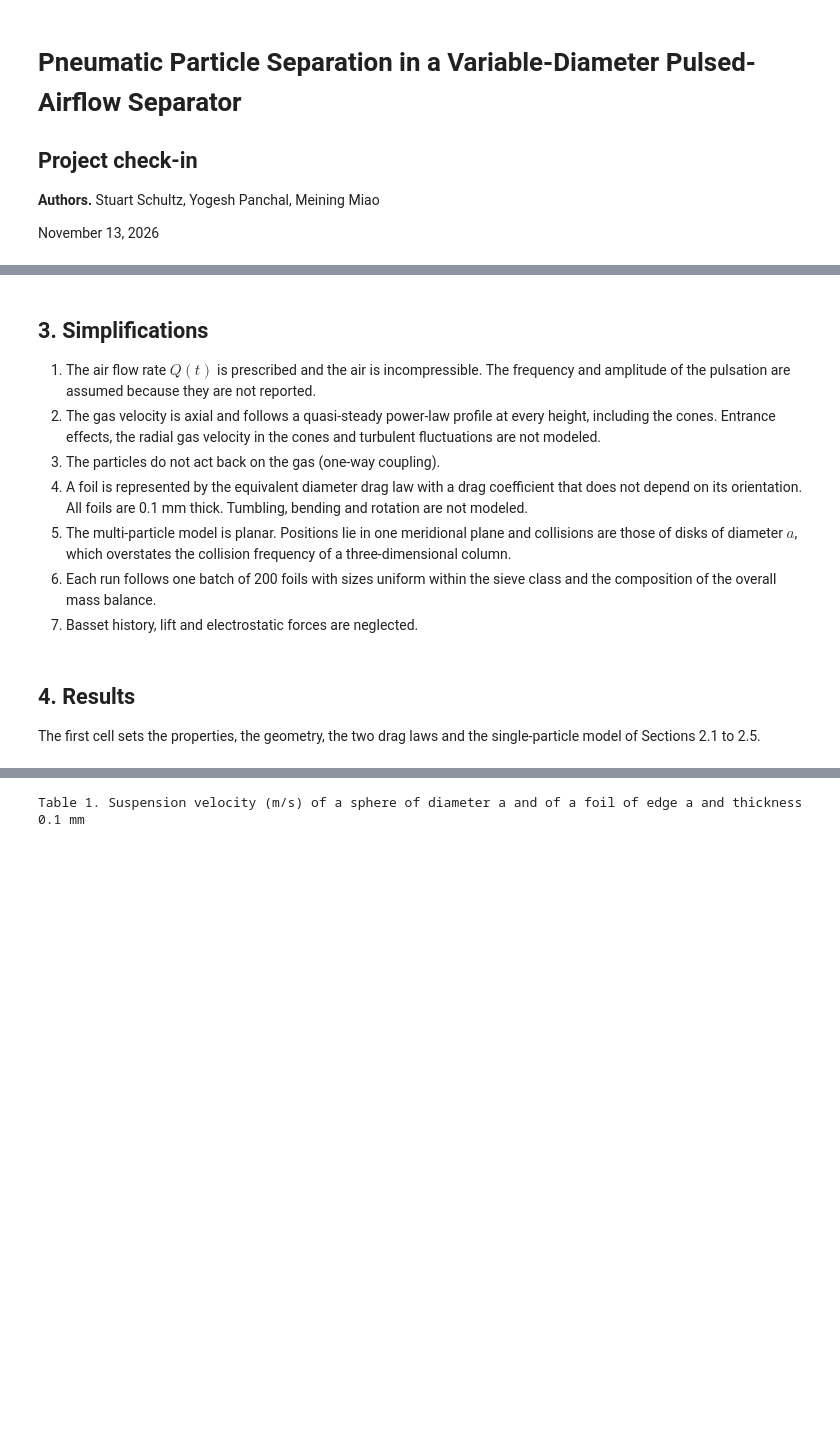
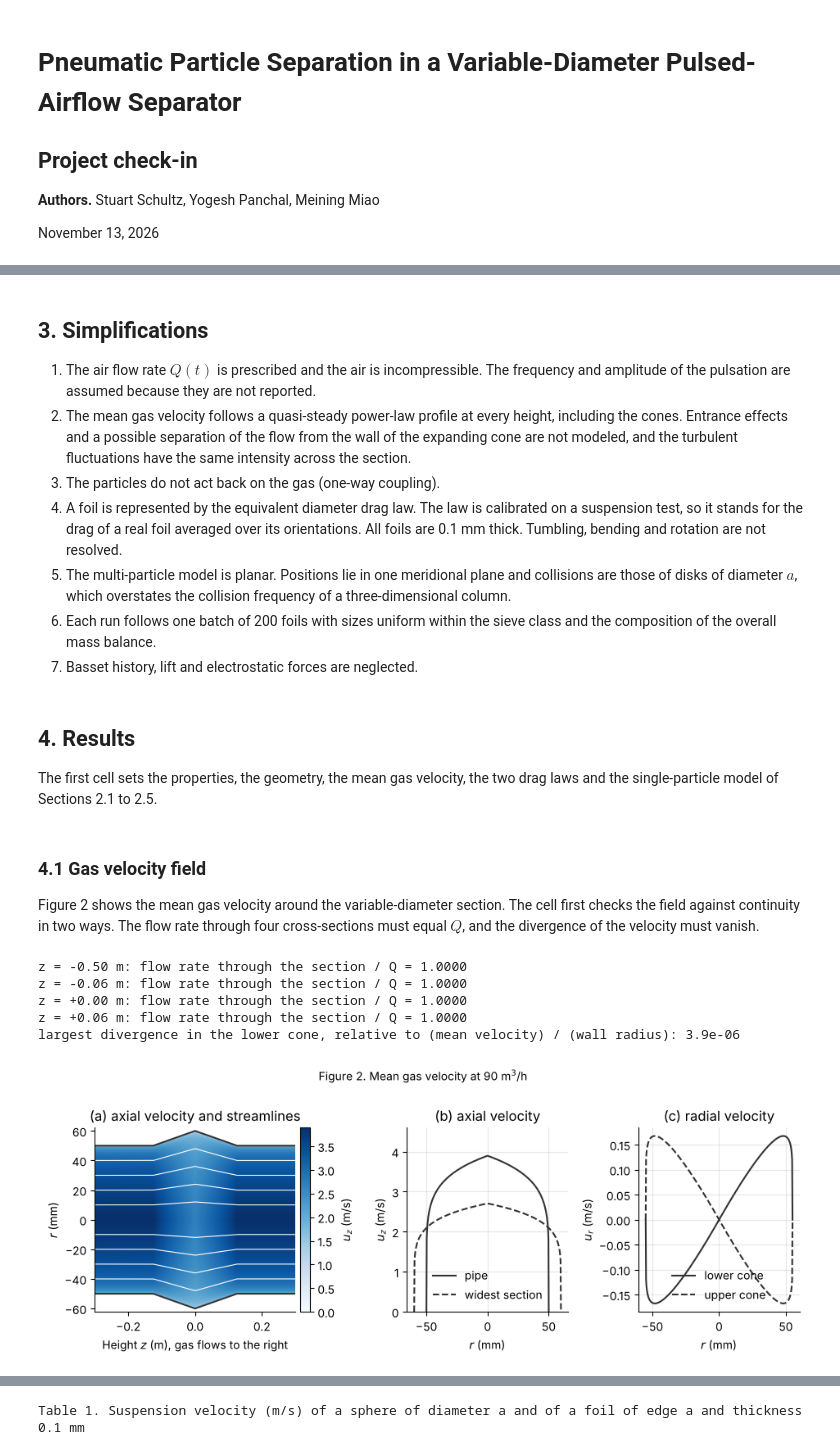
Before and after one commit to yogeshpanchalcodes/pneumatic-separation-model, a Jupyter notebook: Project_Check_In_Final_Project.ipynb, the cells around one changed output, grey strips where cells are left out. Drawn from its saved outputs; the diff is of its cells as text; code cells hidden in the pictures; blank space fills up the shorter version.

```diff
--- a/Project_Check_In_Final_Project.ipynb
+++ b/Project_Check_In_Final_Project.ipynb
@@ -116,16 +126,16 @@ The single-particle model is integrated with `scipy.integrate.solve_ivp` (explic
 ## 3. Simplifications
 
 1. The air flow rate $Q(t)$ is prescribed and the air is incompressible. The frequency and amplitude of the pulsation are assumed because they are not reported.
-2. The gas velocity is axial and follows a quasi-steady power-law profile at every height, including the cones. Entrance effects, the radial gas velocity in the cones and turbulent fluctuations are not modeled.
+2. The mean gas velocity follows a quasi-steady power-law profile at every height, including the cones. Entrance effects and a possible separation of the flow from the wall of the expanding cone are not modeled, and the turbulent fluctuations have the same intensity across the section.
 3. The particles do not act back on the gas (one-way coupling).
-4. A foil is represented by the equivalent diameter drag law with a drag coefficient that does not depend on its orientation. All foils are 0.1 mm thick. Tumbling, bending and rotation are not modeled.
+4. A foil is represented by the equivalent diameter drag law. The law is calibrated on a suspension test, so it stands for the drag of a real foil averaged over its orientations. All foils are 0.1 mm thick. Tumbling, bending and rotation are not resolved.
 5. The multi-particle model is planar. Positions lie in one meridional plane and collisions are those of disks of diameter $a$, which overstates the collision frequency of a three-dimensional column.
 6. Each run follows one batch of 200 foils with sizes uniform within the sieve class and the composition of the overall mass balance.
 7. Basset history, lift and electrostatic forces are neglected.
 # %% [markdown]
 ## 4. Results
 
-The first cell sets the properties, the geometry, the two drag laws and the single-particle model of Sections 2.1 to 2.5.
+The first cell sets the properties, the geometry, the mean gas velocity, the two drag laws and the single-particle model of Sections 2.1 to 2.5.
 # %%
 import numpy as np
 import pandas as pd
@@ -187,3 +203,52 @@ def simulate(shape, a, metal, Q, amp, T=30.0):  # one particle released at rest
                     events=[top, bot], max_step=0.01, rtol=1e-6, atol=1e-9)
     fate = "top" if sol.t_events[0].size else "bottom" if sol.t_events[1].size else "held"
     return sol.t, sol.y[0], fate
+# %% [markdown]
+### 4.1 Gas velocity field
+
+Figure 2 shows the mean gas velocity around the variable-diameter section. The cell first checks the field against continuity in two ways. The flow rate through four cross-sections must equal $Q$, and the divergence of the velocity must vanish.
+# %%
+Q = 90 / 3600                                 # m3/s
+eta = np.linspace(0, 1, 20001)                # r / r_w
+for z in (-0.5, -0.06, 0.0, 0.06):
+    R = wall(z)
+    flux = trapezoid(gas_field(eta * R, z, Q)[1] * 2 * np.pi * eta * R, eta * R)
+    print(f"z = {z:+.2f} m: flow rate through the section / Q = {flux / Q:.4f}")
+rr, zz = np.meshgrid(np.linspace(1e-3, 0.040, 400), np.linspace(-0.115, -0.010, 400), indexing="ij")   # inside the lower cone
+ur, uz = gas_field(rr, zz, Q)
+div = np.gradient(rr * ur, rr[:, 0], axis=0) / rr + np.gradient(uz, zz[0], axis=1)
+print(f"largest divergence in the lower cone, relative to (mean velocity) / (wall radius): {np.abs(div[2:-2, 2:-2]).max() * wall(0) / (Q / area(0)):.1e}")
+
+fig, ax = plt.subplots(1, 3, figsize=(9.5, 3.6), gridspec_kw={"width_ratios": [1.5, 1, 1]})
+zz = np.linspace(-0.3, 0.3, 400)
+rr = np.linspace(-0.062, 0.062, 300)
+ZZ, RR = np.meshgrid(zz, rr)
+UR, UZ = gas_field(RR, ZZ, Q)
+UZ = np.where(np.abs(RR) <= wall(ZZ), UZ, np.nan)
+im = ax[0].pcolormesh(zz, 1e3 * rr, UZ, cmap="Blues", vmin=0, shading="auto")
+for e in (-0.8, -0.6, -0.4, -0.2, 0.2, 0.4, 0.6, 0.8):
+    ax[0].plot(zz, 1e3 * e * wall(zz), color="white", lw=0.8)
+ax[0].plot(zz, 1e3 * wall(zz), color="0.2", lw=1.5); ax[0].plot(zz, -1e3 * wall(zz), color="0.2", lw=1.5)
+ax[0].set(xlabel="Height $z$ (m), gas flows to the right", ylabel="$r$ (mm)", title="(a) axial velocity and streamlines")
+ax[0].grid(False)
+fig.colorbar(im, ax=ax[0], label="$u_z$ (m/s)", pad=0.02)
+for z, label, ls in ((0.3, "pipe", "-"), (0.0, "widest section", "--")):
+    r = np.linspace(-wall(z), wall(z), 401)
+    ax[1].plot(1e3 * r, gas_field(r, z, Q)[1], ls, color="0.2", label=label)
+ax[1].set(xlabel="$r$ (mm)", ylabel="$u_z$ (m/s)", title="(b) axial velocity", ylim=(0, 4.6))
+ax[1].legend(frameon=False, loc="lower center")
+for z, label, ls in ((-h / 2, "lower cone", "-"), (h / 2, "upper cone", "--")):
+    r = np.linspace(-wall(z), wall(z), 401)
+    ax[2].plot(1e3 * r, gas_field(r, z, Q)[0], ls, color="0.2", label=label)
+ax[2].set(xlabel="$r$ (mm)", ylabel="$u_r$ (m/s)", title="(c) radial velocity")
+ax[2].legend(frameon=False, loc="lower center")
+fig.suptitle("Figure 2. Mean gas velocity at 90 m$^3$/h", y=1.0, fontsize=10)
+plt.tight_layout()
+plt.show()
+# %% [output]
+z = -0.50 m: flow rate through the section / Q = 1.0000
+z = -0.06 m: flow rate through the section / Q = 1.0000
+z = +0.00 m: flow rate through the section / Q = 1.0000
+z = +0.06 m: flow rate through the section / Q = 1.0000
+largest divergence in the lower cone, relative to (mean velocity) / (wall radius): 3.9e-06
+[figure, added]
```
Also changed, not shown: parts of 20 cells of this notebook.
